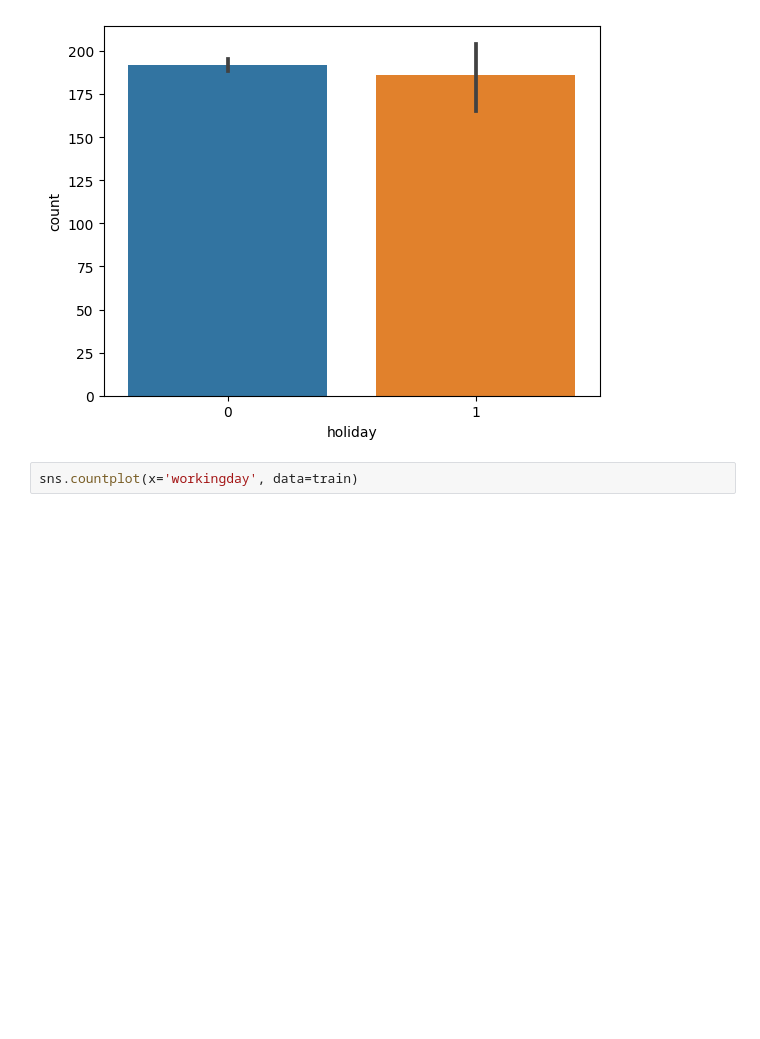
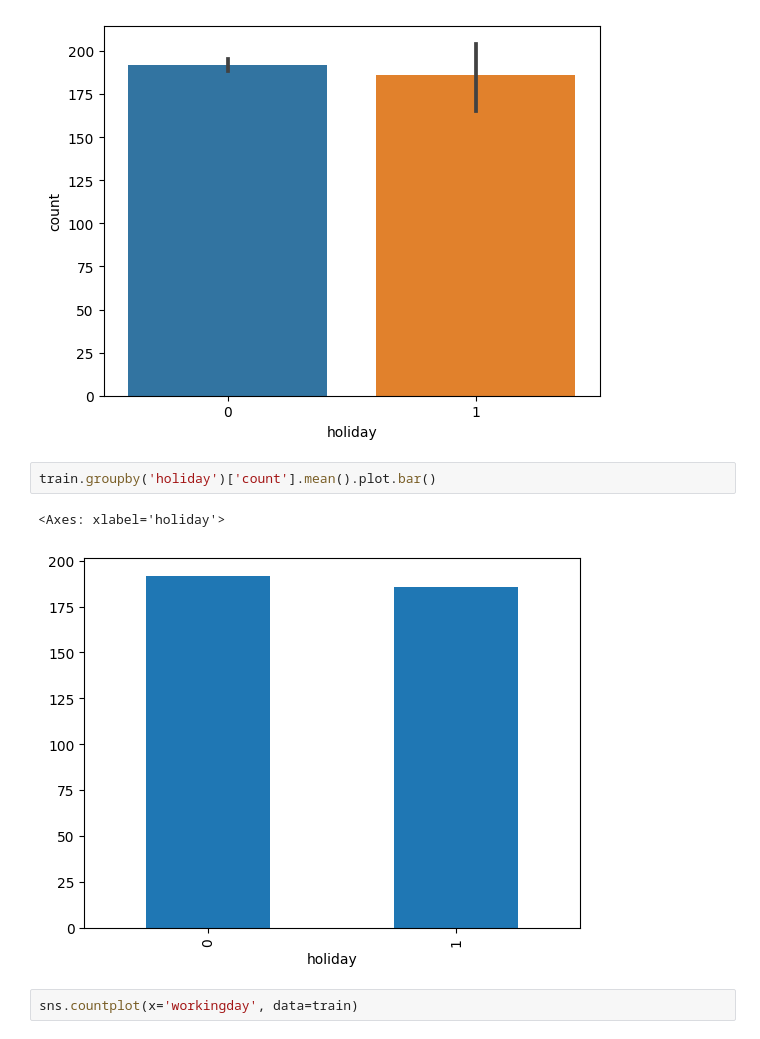
Before and after one commit to HyeonJiGu/ADP-study, a Jupyter notebook: 9주차/[hjgu]8_bike_sharing_regression.ipynb, the cells around one changed output. Cells and saved outputs as stored; diff of their text form; blank space fills up the shorter version.

```diff
--- a/9주차/[hjgu]8_bike_sharing_regression.ipynb
+++ b/9주차/[hjgu]8_bike_sharing_regression.ipynb
@@ -119,6 +125,11 @@ sns.barplot(data=train, x='holiday', y='count')
 # %% [output]
 <Axes: xlabel='holiday', ylabel='count'>
 [figure]
+# %%
+train.groupby('holiday')['count'].mean().plot.bar()
+# %% [output]
+<Axes: xlabel='holiday'>
+[figure, added]
 # %%
 sns.countplot(x='workingday', data=train)
 # %% [output]
```
Also changed, not shown: parts of 14 cells of this notebook.
